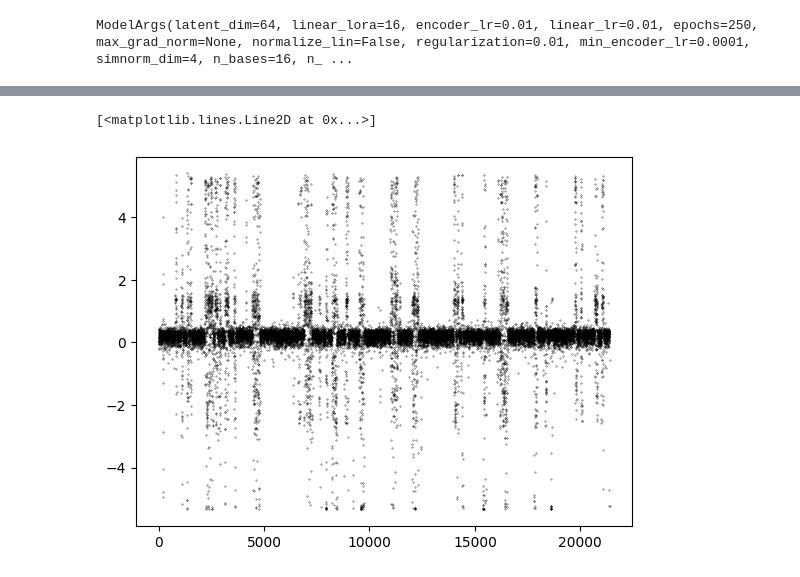
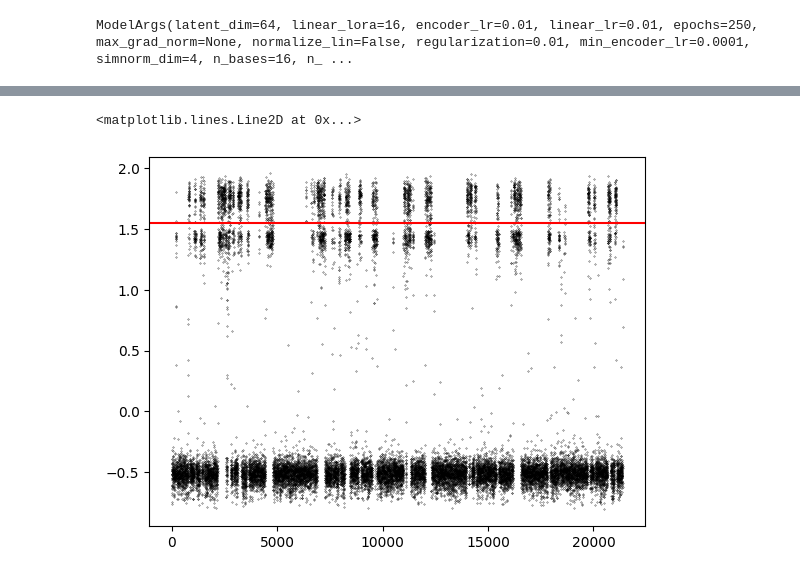
Before and after one commit to pietronvll/encoderops, a Jupyter notebook: scratch.ipynb, the cells around one changed output, grey strips where cells are left out. Cells and saved outputs as stored; diff of their text form; code cells hidden in the pictures.

```diff
--- a/scratch.ipynb
+++ b/scratch.ipynb
@@ -226,8 +184,11 @@ tensor([ 9.7893e-01+0.0000e+00j,  7.2314e-01+0.0000e+00j,
+# %%
+r_fun = results['p52qnu9d']['r_fun']
 # %%
 from mlcolvar.utils.fes import compute_fes
 # %%
-plt.plot(l_fun[:, 1].real, '.', color='k', markersize = 0.5)
+plt.plot(r_fun[:, 0].real, '.', color='k', markersize = 0.5)
+plt.axhline(1.55, color='r')
 # %% [output]
 [interactive output not drawn]
-[<matplotlib.lines.Line2D at 0x...>]
+<matplotlib.lines.Line2D at 0x...>
-[figure, old version]
+[figure, new version]
```
Also changed, not shown: parts of 11 cells of this notebook.
